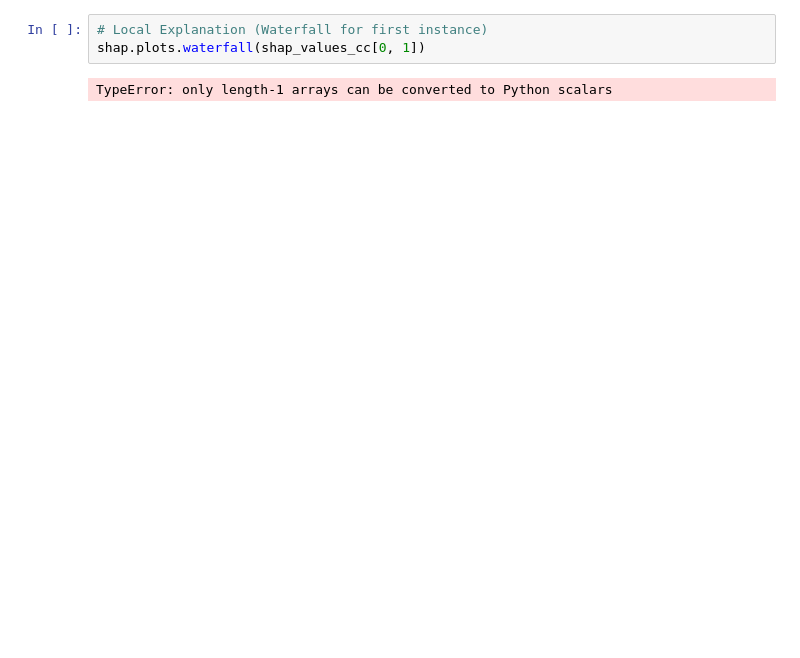
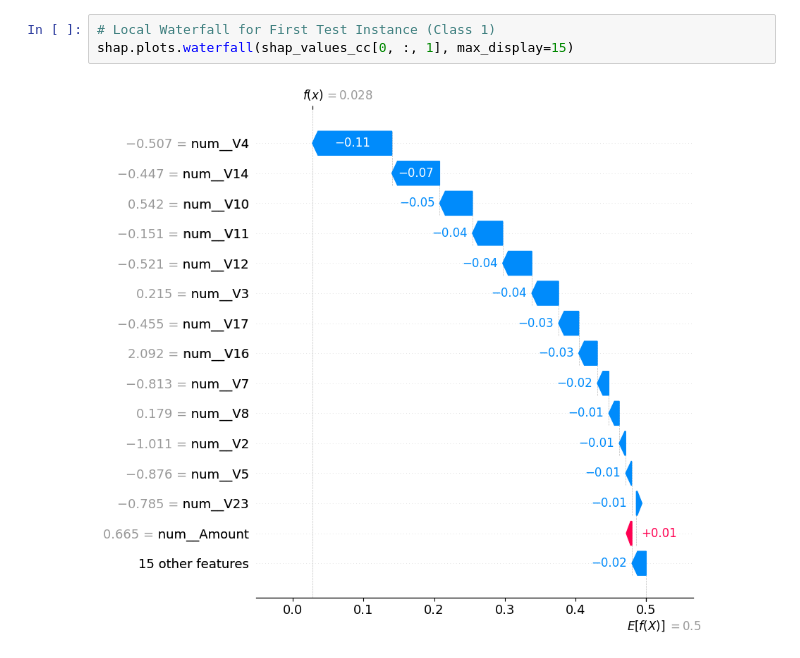
Before and after one commit to NuryeNigusMekonen/Improved-detection-of-fraud-cases-for-e-commerce-and-bank-transactions, a Jupyter notebook: notebook/shap_model_explain.ipynb, the cells around one changed output. Cells and saved outputs as stored; diff of their text form; blank space fills up the shorter version.

```diff
--- a/notebook/shap_model_explain.ipynb
+++ b/notebook/shap_model_explain.ipynb
@@ -63,5 +69,5 @@ shap.plots.beeswarm(shap_values_cc[..., 1], max_display=15)
 # %%
-# Local Explanation (Waterfall for first instance)
-shap.plots.waterfall(shap_values_cc[0, 1])
+# Local Waterfall for First Test Instance (Class 1)
+shap.plots.waterfall(shap_values_cc[0, :, 1], max_display=15)
 # %% [output]
-TypeError: only length-1 arrays can be converted to Python scalars
+[figure, added]
```
Also changed, not shown: parts of 6 cells of this notebook, 5 other files.
